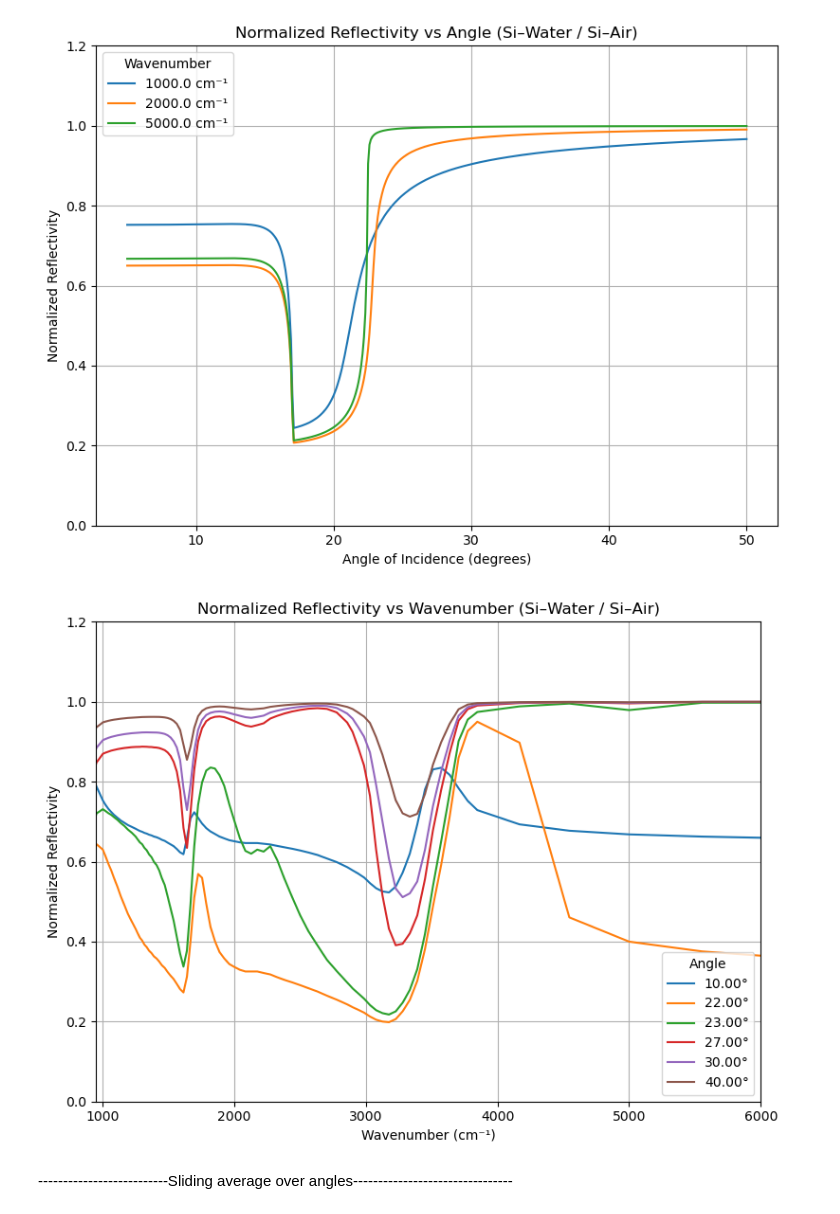
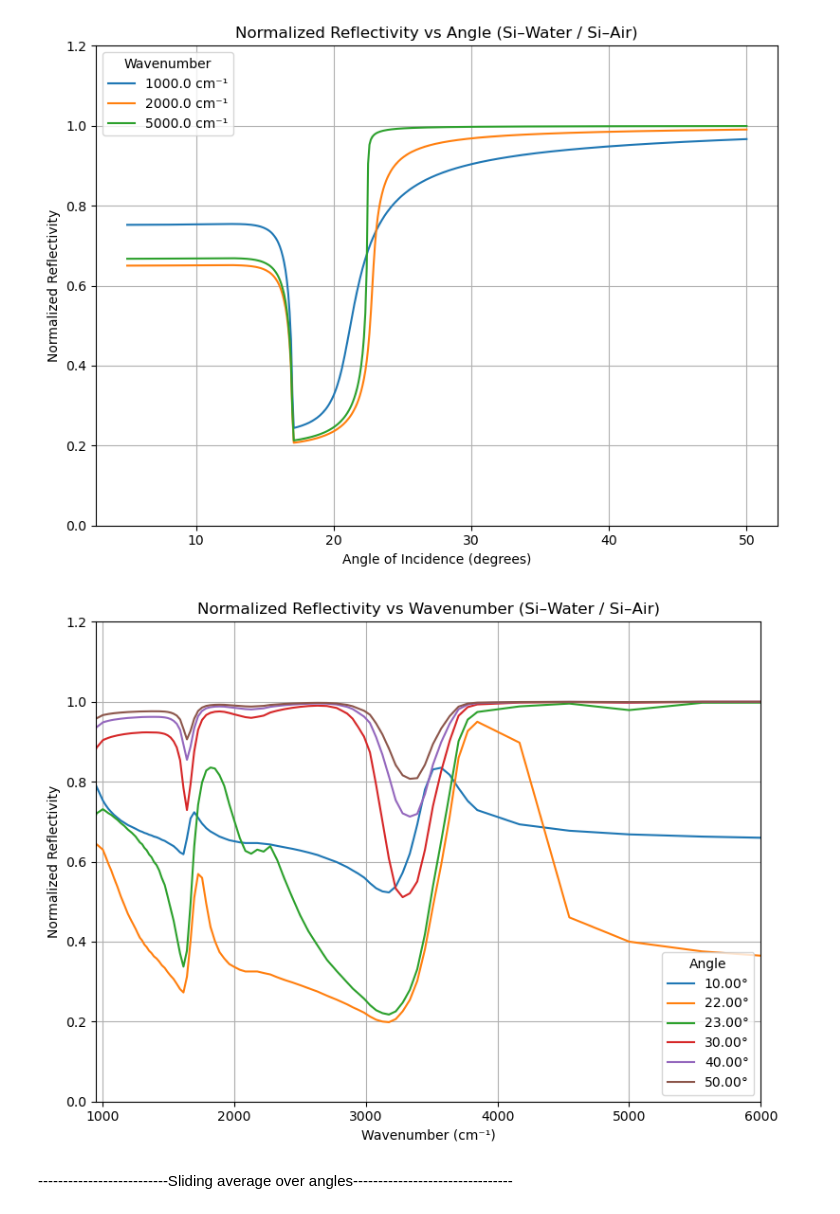
Before and after one commit to surmur/Plasmons, a Jupyter notebook: Theory R Si-H2O vs Si air.ipynb, the cells around one changed output. Cells and saved outputs as stored; diff of their text form; code cells hidden in the pictures.

```diff
--- a/Theory R Si-H2O vs Si air.ipynb
+++ b/Theory R Si-H2O vs Si air.ipynb
@@ -135,36 +135,36 @@ plt.show()
 [figure]
 # %%
 # Select target angles (in degrees)
-target_angles = [10, 22, 23, 27, 30, 40]
+target_angles = [10, 22, 23,30,40, 50]
 
 # Get available angles from angle_dict
 available_angles = np.array(sorted(angle_dict.keys()))
 
 # Match target angles to the closest available in angle_dict
 matched_angles = [available_angles[np.argmin(np.abs(available_angles - a))] for a in target_angles]
 
 # Plot
 plt.figure(figsize=(8, 6))
 
 for angle in matched_angles:
     df = angle_dict[angle]
     wn = df["wavenumber"].values
     Rnorm = df["Rnorm"].values
 
     plt.plot(wn, Rnorm, label=f"{angle:.2f}°")
 
 # Customize plot
 plt.title("Normalized Reflectivity vs Wavenumber (Si–Water / Si–Air)")
 plt.xlabel("Wavenumber (cm⁻¹)")
 plt.ylabel("Normalized Reflectivity")
 plt.xlim(950, 6000)
 plt.ylim(0, 1.2)
 plt.grid(True)
 plt.legend(title="Angle")
 plt.tight_layout()
 plt.show()
 # %% [output]
-[figure, old version]
+[figure, new version]
 # %% [markdown]
 --------------------------Sliding average over angles--------------------------------
 # %%
```
Also changed, not shown: parts of 3 cells of this notebook.
